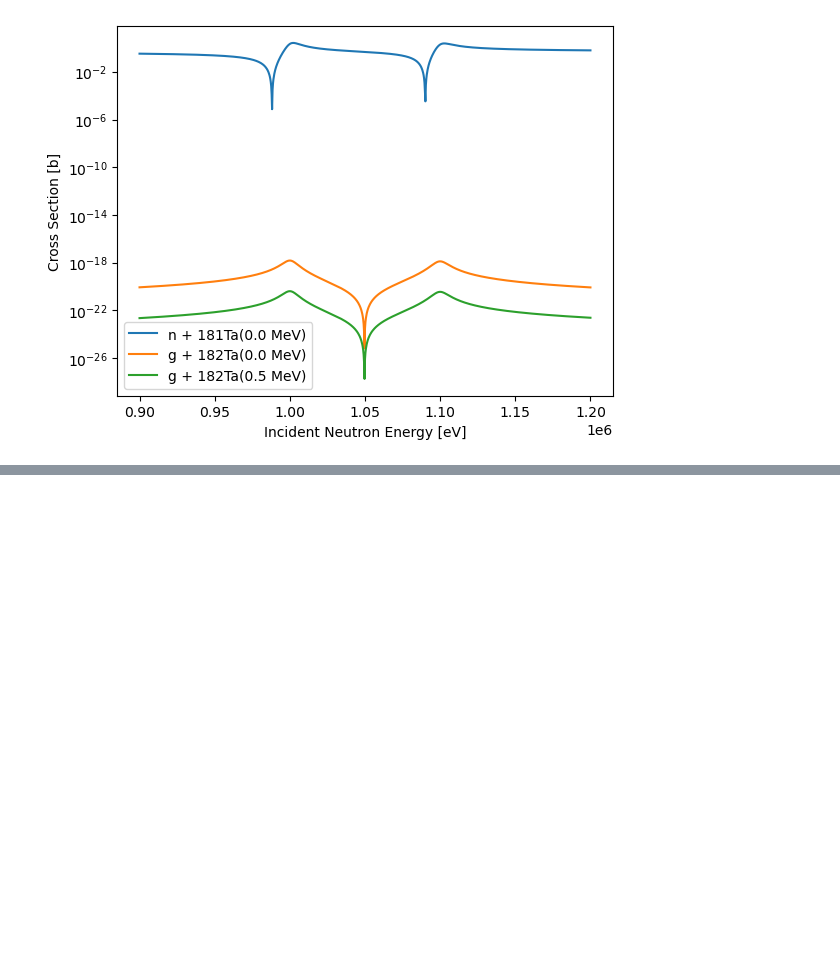
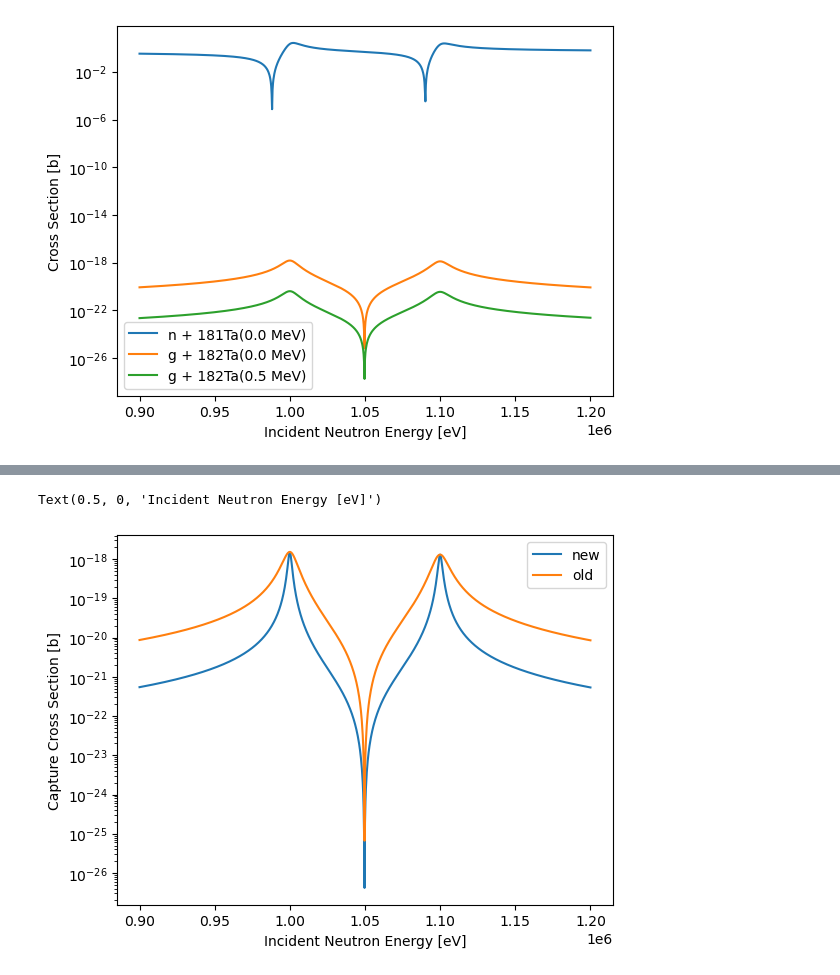
Before and after one commit to amlewis1578/rmatrix, a Jupyter notebook: docs/example.ipynb, the cells around one changed output, grey strips where cells are left out. Cells and saved outputs as stored; diff of their text form; code cells hidden in the pictures; blank space fills up the shorter version.

```diff
--- a/docs/example.ipynb
+++ b/docs/example.ipynb
@@ -151,0 +174,11 @@ plt.savefig("three_channel_example.png")
+# %%
+plt.plot(new_sg.energy_grid, new_sg.channels[1].cross_section, label="new")
+plt.plot(sg.energy_grid, sg.channels[1].cross_section, label="old")
+
+plt.yscale("log")
+plt.legend()
+plt.ylabel("Capture Cross Section [b]")
+plt.xlabel("Incident Neutron Energy [eV]")
+# %% [output]
+Text(0.5, 0, 'Incident Neutron Energy [eV]')
+[figure, added]
```
Also changed, not shown: parts of 4 cells of this notebook, 3 other files.
